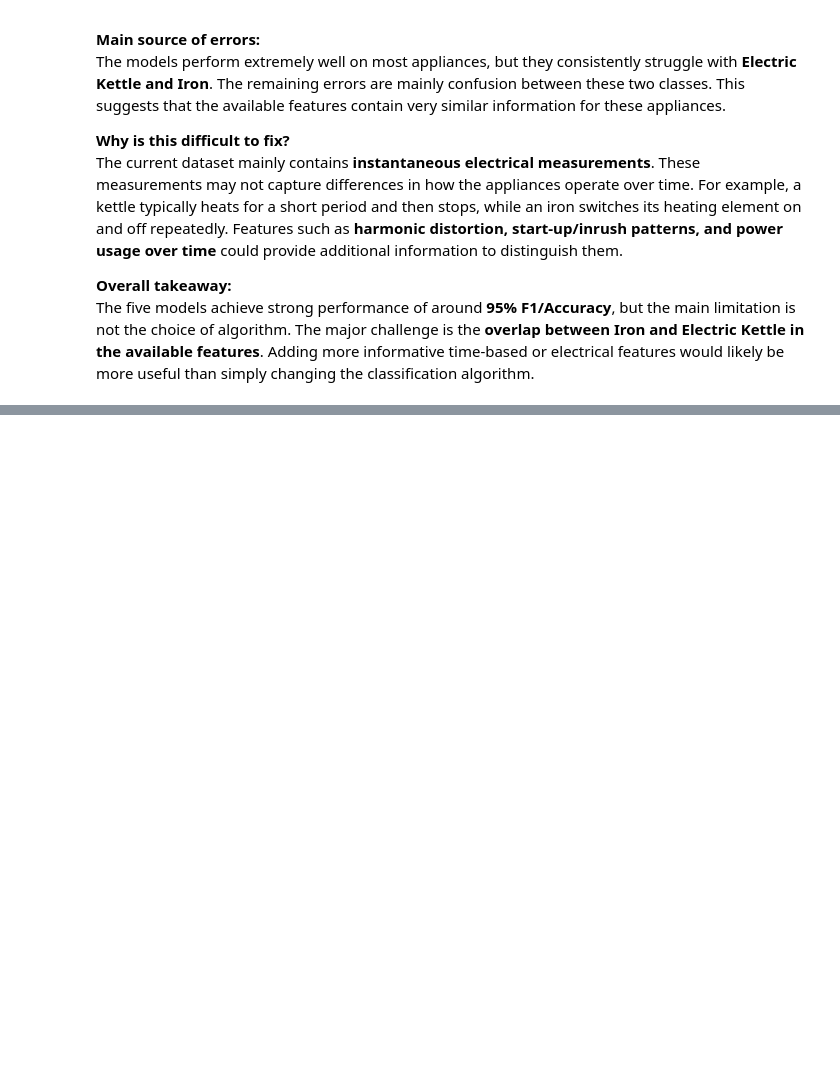
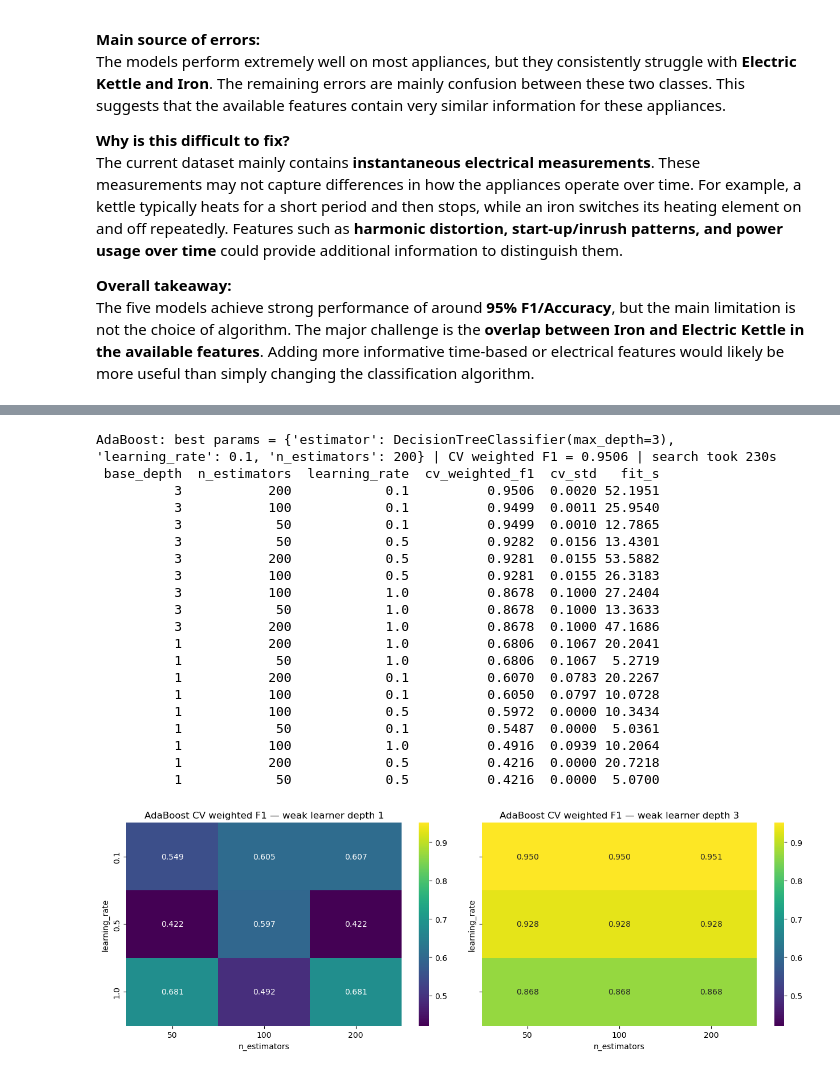
Before and after one commit to yazhini-vetrivel/airbnb_pricing_analytics, a Jupyter notebook: notebooks/classification.ipynb, the cells around one changed output, grey strips where cells are left out. Cells and saved outputs as stored; diff of their text form; code cells hidden in the pictures; blank space fills up the shorter version.

```diff
--- a/notebooks/classification.ipynb
+++ b/notebooks/classification.ipynb
@@ -1316,0 +1600,45 @@ The five models achieve strong performance of around **95% F1/Accuracy**, but th
+# %%
+# PB2.2: Grid over n_estimators x learning_rate x weak-learner depth (3-fold CV, train split only)
+grid_ada = {
+    'estimator': [DecisionTreeClassifier(max_depth=1), DecisionTreeClassifier(max_depth=3)],
+    'n_estimators': [50, 100, 200],
+    'learning_rate': [0.1, 0.5, 1.0],
+}
+gs_ada = run_grid(AdaBoostClassifier(random_state=RANDOM_STATE), grid_ada, X_train_s, y_train, 'AdaBoost')
+
+ada_tbl = tidy_cv(gs_ada)
+ada_tbl['base_depth'] = ada_tbl['estimator'].apply(lambda e: e.max_depth)
+ada_tbl = ada_tbl.drop(columns='estimator')[['base_depth', 'n_estimators', 'learning_rate', 'cv_weighted_f1', 'cv_std', 'fit_s']]
+print(ada_tbl.round(4).to_string(index=False))
+
+fig, axes = plt.subplots(1, 2, figsize=(13, 4.5), sharey=True)
+for ax, depth in zip(axes, [1, 3]):
+    piv = ada_tbl[ada_tbl['base_depth'] == depth].pivot(index='learning_rate', columns='n_estimators', values='cv_weighted_f1')
+    sns.heatmap(piv, annot=True, fmt='.3f', cmap='viridis', vmin=ada_tbl['cv_weighted_f1'].min(), vmax=ada_tbl['cv_weighted_f1'].max(), ax=ax)
+    ax.set_title(f'AdaBoost CV weighted F1 — weak learner depth {depth}')
+    ax.set_xlabel('n_estimators')
+    ax.set_ylabel('learning_rate')
+plt.tight_layout()
+plt.show()
+# %% [output]
+AdaBoost: best params = {'estimator': DecisionTreeClassifier(max_depth=3), 'learning_rate': 0.1, 'n_estimators': 200} | CV weighted F1 = 0.9506 | search took 230s
+ base_depth  n_estimators  learning_rate  cv_weighted_f1  cv_std   fit_s
+          3           200            0.1          0.9506  0.0020 52.1951
+          3           100            0.1          0.9499  0.0011 25.9540
+          3            50            0.1          0.9499  0.0010 12.7865
+          3            50            0.5          0.9282  0.0156 13.4301
+          3           200            0.5          0.9281  0.0155 53.5882
+          3           100            0.5          0.9281  0.0155 26.3183
+          3           100            1.0          0.8678  0.1000 27.2404
+          3            50            1.0          0.8678  0.1000 13.3633
+          3           200            1.0          0.8678  0.1000 47.1686
+          1           200            1.0          0.6806  0.1067 20.2041
+          1            50            1.0          0.6806  0.1067  5.2719
+          1           200            0.1          0.6070  0.0783 20.2267
+          1           100            0.1          0.6050  0.0797 10.0728
+          1           100            0.5          0.5972  0.0000 10.3434
+          1            50            0.1          0.5487  0.0000  5.0361
+          1           100            1.0          0.4916  0.0939 10.2064
+          1           200            0.5          0.4216  0.0000 20.7218
+          1            50            0.5          0.4216  0.0000  5.0700
+[figure, added]
```
Also changed, not shown: parts of 54 cells of this notebook, 5 other files.
